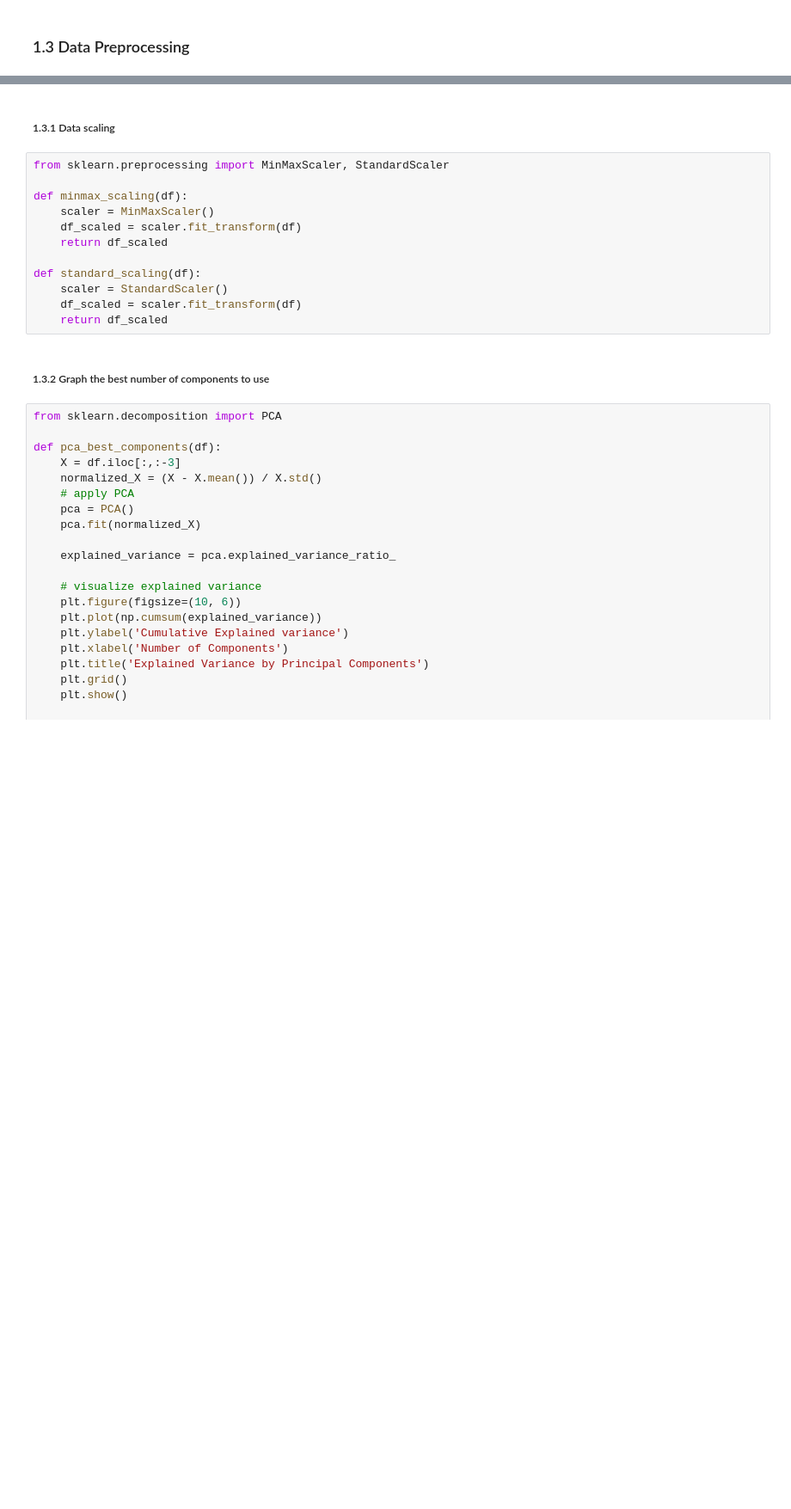
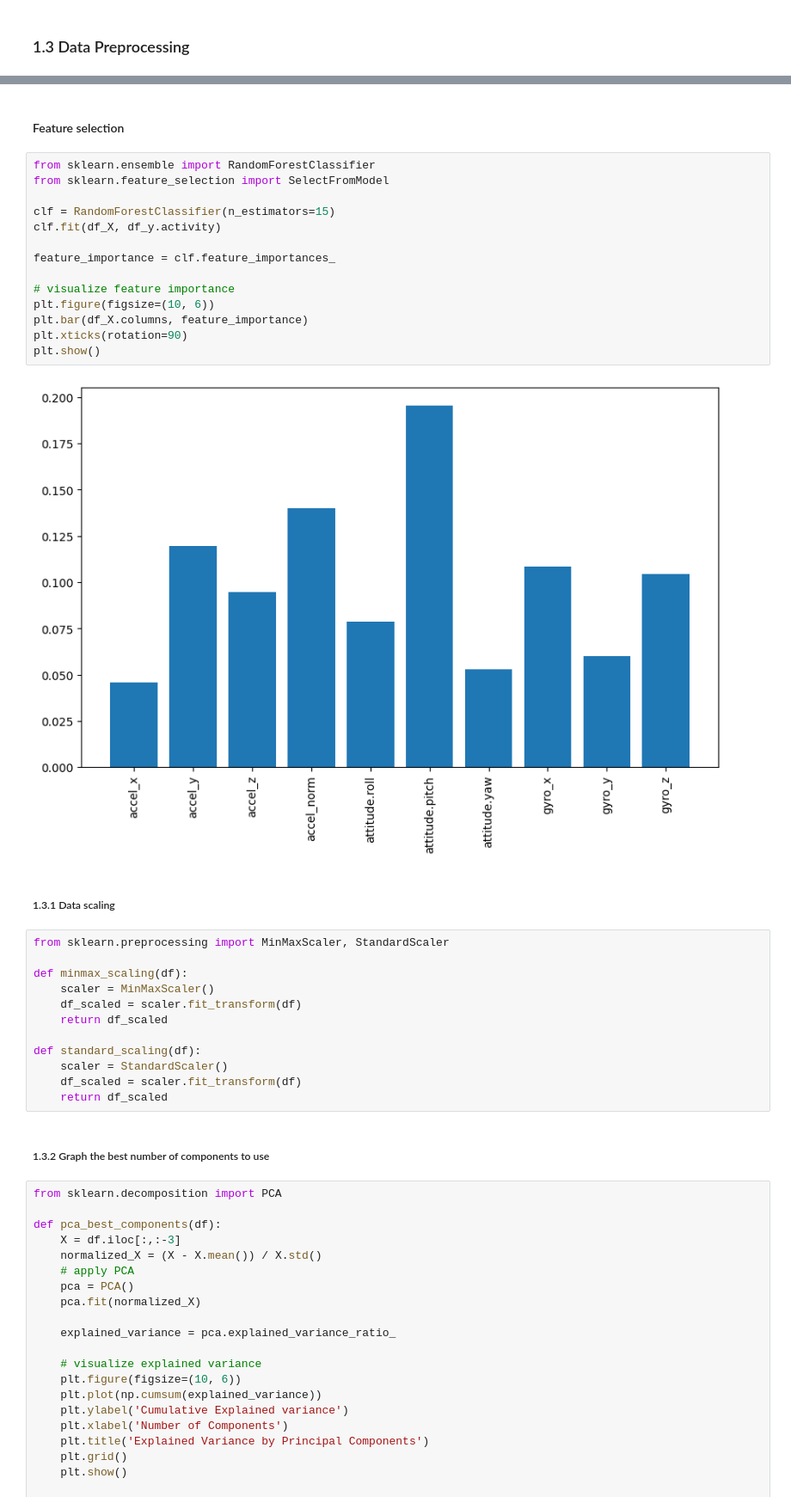
Before and after one commit to EthanHofton/ecm3420-ca, a Jupyter notebook: model_exploration.ipynb, the cells around one changed output, grey strips where cells are left out. Shown at 86% size. Drawn from its saved outputs; the diff is of its cells as text; blank space fills up the shorter version.

```diff
--- a/model_exploration.ipynb
+++ b/model_exploration.ipynb
@@ -87,3 +104,21 @@ time
+# %% [markdown]
+#### Feature selection
+# %%
+from sklearn.ensemble import RandomForestClassifier
+from sklearn.feature_selection import SelectFromModel
+
+clf = RandomForestClassifier(n_estimators=15)
+clf.fit(df_X, df_y.activity)
+
+feature_importance = clf.feature_importances_
+
+# visualize feature importance
+plt.figure(figsize=(10, 6))
+plt.bar(df_X.columns, feature_importance)
+plt.xticks(rotation=90)
+plt.show()
+# %% [output]
+[figure, added]
 # %% [markdown]
 ##### 1.3.1 Data scaling
 # %%
```
Also changed, not shown: parts of 40 cells of this notebook.
